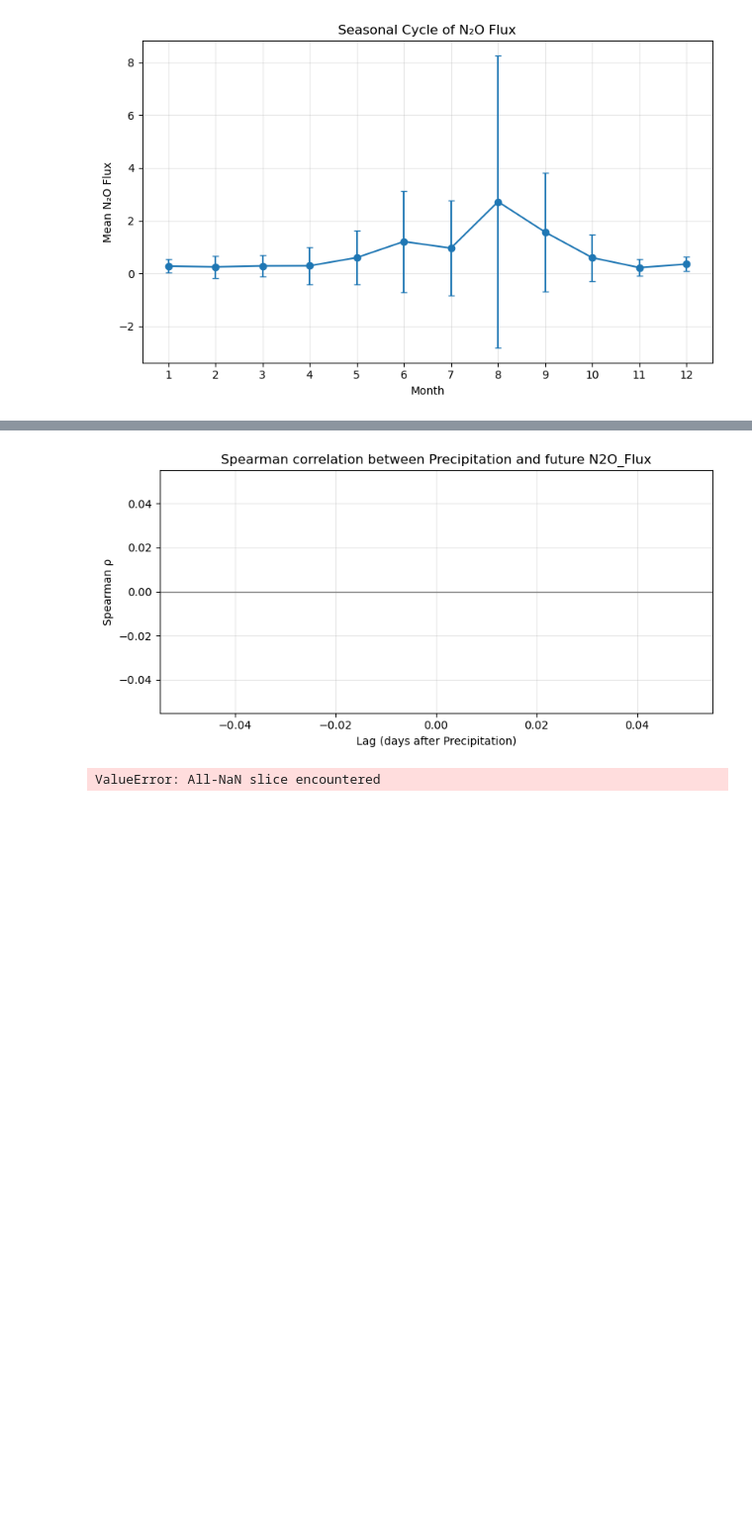
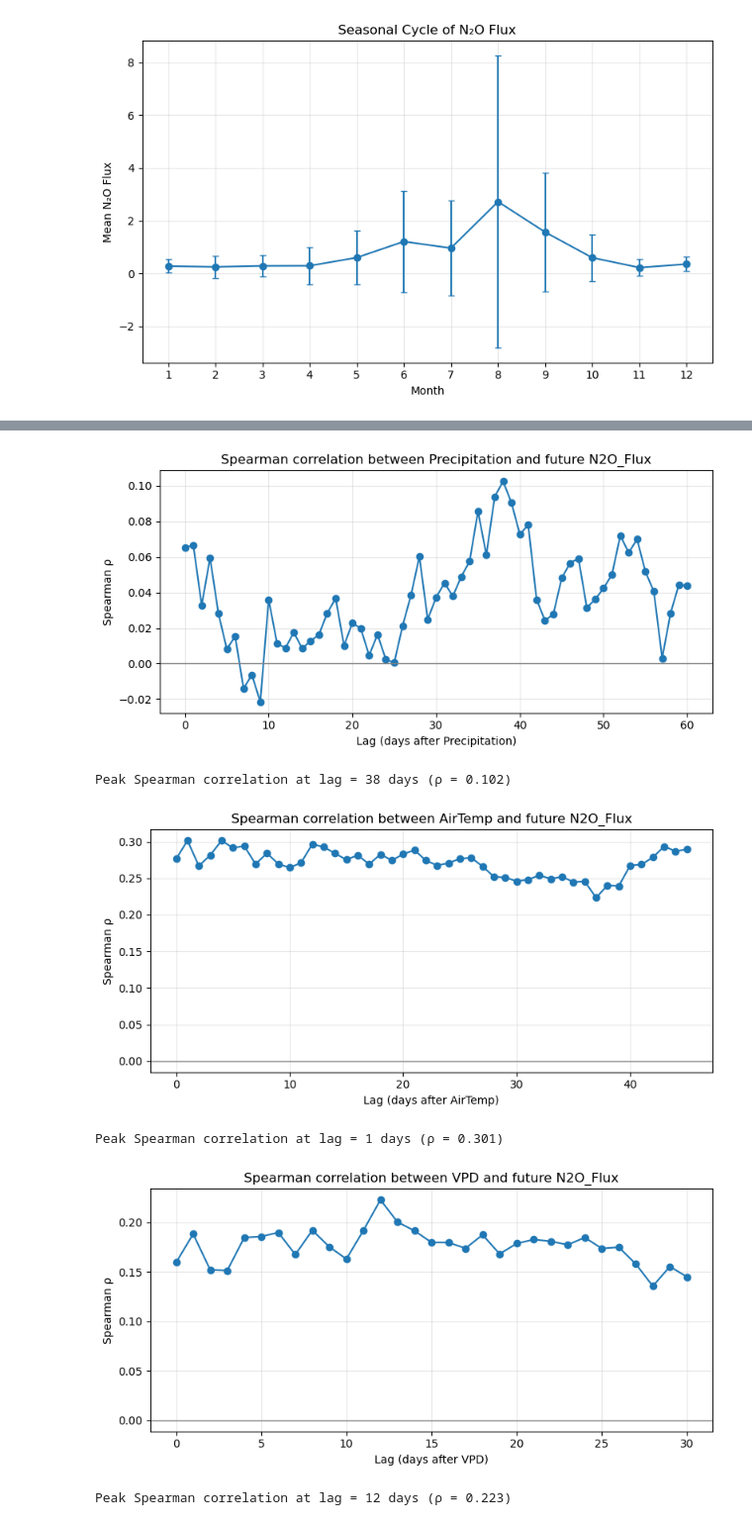
Before and after one commit to AndreasHiropedi/N2O_Emissions_Prediction, a Jupyter notebook: data_exploration/data_exploration_chamau.ipynb, the cells around one changed output, grey strips where cells are left out. Shown at 99% size. Saved outputs shown, nothing was run; the diff lists cells and outputs as text; code cells hidden in the pictures; blank space fills up the shorter version.

```diff
--- a/data_exploration/data_exploration_chamau.ipynb
+++ b/data_exploration/data_exploration_chamau.ipynb
@@ -990,6 +1035,8 @@ import matplotlib.pyplot as plt
 
 # --- Base setup ---
 chamau_time_index = chamau_lag.copy()
+chamau_time_index["Timestamp"] = pd.to_datetime(chamau_time_index["Timestamp"])
+chamau_time_index = chamau_time_index.set_index("Timestamp").sort_index()
 
 predictors = [
     "NEE", "GPP", "RECO",
@@ -1001,13 +1048,13 @@ predictors = [
 target = "N2O_Flux"
 
 # --- Parameters ---
-window_hours = 24        # window size for averaging (past 24h)
-step_hours   = 6        # step between lags
-max_hours    = 7 * 24    # look back 1 week (you can extend to 5 weeks)
-offsets      = range(0, -max_hours - step_hours, -step_hours)  # only past (0, -24, -48, ...)
+window_hours = 24
+step_hours   = 6
+max_hours    = 7 * 24
+offsets      = range(0, -max_hours - step_hours, -step_hours)
 
 # --- Rolling mean of predictors (24h backward window) ---
-window = f"{window_hours}h"
+window = f"{window_hours}h"  # "24h"
 rolling_means = chamau_time_index[predictors].rolling(window=window, closed="left").mean()
 
 # --- Compute lag correlations (Spearman) ---
@@ -1030,7 +1077,7 @@ plt.figure(figsize=(12, 8))
 for var, (offsets, corrs) in lag_corrs.items():
     plt.plot(offsets, corrs, label=var)
 
-plt.axvline(0, color="k", linestyle="--", lw=1)
+plt.axvline(0, linestyle="--", lw=1)
 plt.xlabel("Hours before N₂O flux measurement (negative = further in past)")
 plt.ylabel("Spearman ρ (past mean condition vs N₂O Flux)")
 plt.title("Time-Lagged Spearman Correlation of Past Mean Conditions vs N₂O Flux")
@@ -1085,38 +1132,42 @@ def plot_lag_correlation(df, col, target="N2O_Flux", max_lag=60, resample_daily=
     for lag in lags:
         shifted = df[col].shift(freq=pd.to_timedelta(lag, unit="D"))
         aligned = pd.concat([df[target], shifted], axis=1, join="inner").dropna()
 
         if aligned.empty:
             corrs.append(np.nan)
         else:
             r, _ = spearmanr(aligned[target], aligned[col])
             corrs.append(r)
 
     # --- Store results ---
     result = pd.DataFrame({"lag_days": lags, "spearman_r": corrs})
 
     # --- Plot ---
     plt.figure(figsize=(8, 4))
     plt.plot(result["lag_days"], result["spearman_r"], marker="o", color="tab:blue")
     plt.axhline(0, color="gray", lw=1)
     plt.xlabel(f"Lag (days after {col})")
     plt.ylabel("Spearman ρ")
     plt.title(f"Spearman correlation between {col} and future {target}")
     plt.grid(True, alpha=0.3)
     plt.tight_layout()
     plt.show()
 
     # --- Report peak correlation ---
     best_lag = result["lag_days"].iloc[np.nanargmax(result["spearman_r"])]
     best_r = np.nanmax(result["spearman_r"])
     print(f"Peak Spearman correlation at lag = {best_lag} days (ρ = {best_r:.3f})")
 
-plot_lag_correlation(chamau_lag, col="Precipitation", max_lag=60)
-plot_lag_correlation(chamau_lag, col="AirTemp", max_lag=45)
-plot_lag_correlation(chamau_lag, col="VPD", max_lag=30)
+plot_lag_correlation(chamau_time_index, col="Precipitation", max_lag=60)
+plot_lag_correlation(chamau_time_index, col="AirTemp", max_lag=45)
+plot_lag_correlation(chamau_time_index, col="VPD", max_lag=30)
 # %% [output]
-[figure, old version]
+[figure, new version]
-ValueError: All-NaN slice encountered
+Peak Spearman correlation at lag = 38 days (ρ = 0.102)
+[figure, added]
+Peak Spearman correlation at lag = 1 days (ρ = 0.301)
+[figure, added]
+Peak Spearman correlation at lag = 12 days (ρ = 0.223)
 # %%
 def cross_correlation_per_parcel(df, predictor_vars, target="N2O_Flux", max_lag=60):
     df = df.copy()
```
Also changed, not shown: parts of 9 cells of this notebook, 1 other file.
